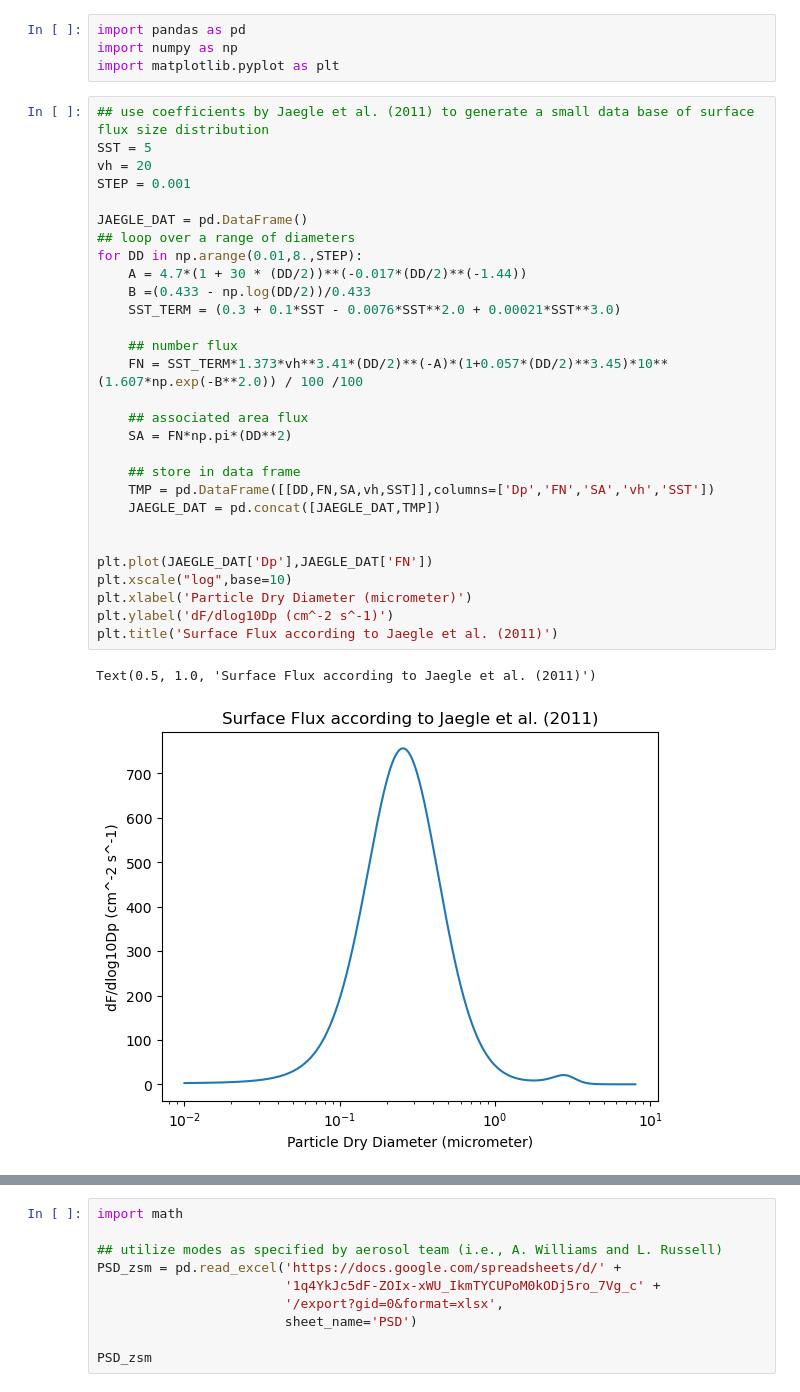
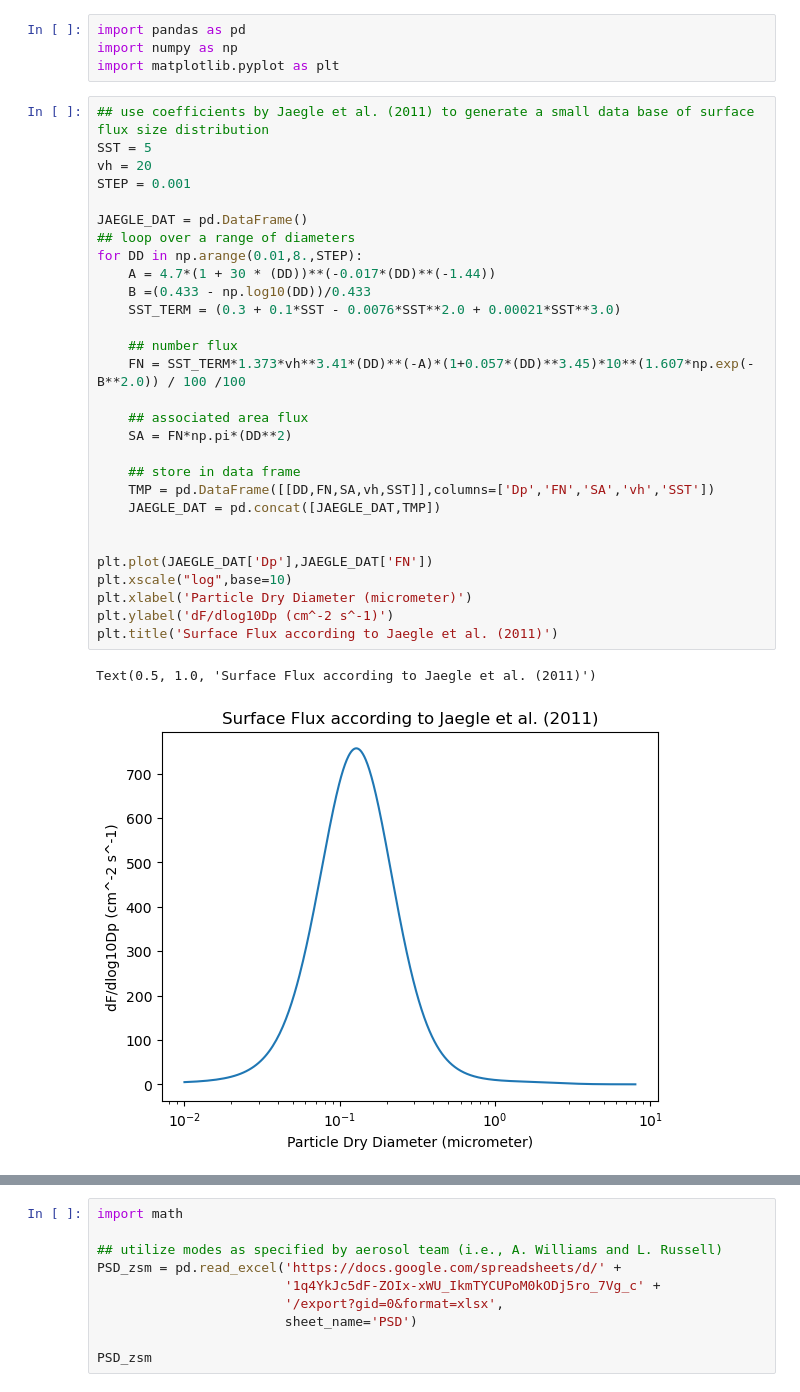
Before and after one commit to ARM-Development/comble-mip, a Jupyter notebook: notebooks/setup/aerosol-surface_new.ipynb, the cells around one changed output, grey strips where cells are left out. Drawn from its saved outputs; the diff is of its cells as text.

```diff
--- a/notebooks/setup/aerosol-surface_new.ipynb
+++ b/notebooks/setup/aerosol-surface_new.ipynb
@@ -12,35 +12,35 @@ import matplotlib.pyplot as plt
 # %%
 ## use coefficients by Jaegle et al. (2011) to generate a small data base of surface flux size distribution
 SST = 5
 vh = 20
 STEP = 0.001
 
 JAEGLE_DAT = pd.DataFrame()
 ## loop over a range of diameters
 for DD in np.arange(0.01,8.,STEP):
-    A = 4.7*(1 + 30 * (DD/2))**(-0.017*(DD/2)**(-1.44))
-    B =(0.433 - np.log(DD/2))/0.433
+    A = 4.7*(1 + 30 * (DD))**(-0.017*(DD)**(-1.44))
+    B =(0.433 - np.log10(DD))/0.433
     SST_TERM = (0.3 + 0.1*SST - 0.0076*SST**2.0 + 0.00021*SST**3.0)
 
     ## number flux
-    FN = SST_TERM*1.373*vh**3.41*(DD/2)**(-A)*(1+0.057*(DD/2)**3.45)*10**(1.607*np.exp(-B**2.0)) / 100 /100
+    FN = SST_TERM*1.373*vh**3.41*(DD)**(-A)*(1+0.057*(DD)**3.45)*10**(1.607*np.exp(-B**2.0)) / 100 /100
 
     ## associated area flux
     SA = FN*np.pi*(DD**2)
 
     ## store in data frame
     TMP = pd.DataFrame([[DD,FN,SA,vh,SST]],columns=['Dp','FN','SA','vh','SST'])
     JAEGLE_DAT = pd.concat([JAEGLE_DAT,TMP])
 
 
 plt.plot(JAEGLE_DAT['Dp'],JAEGLE_DAT['FN'])
 plt.xscale("log",base=10)
 plt.xlabel('Particle Dry Diameter (micrometer)')
 plt.ylabel('dF/dlog10Dp (cm^-2 s^-1)')
 plt.title('Surface Flux according to Jaegle et al. (2011)')
 # %% [output]
 Text(0.5, 1.0, 'Surface Flux according to Jaegle et al. (2011)')
-[figure, old version]
+[figure, new version]
 # %%
 ## partition into two groups and integrate over size
 def split_flux(DAT,D_s,STEP,mode='number'):
```
Also changed, not shown: parts of 7 cells of this notebook.
